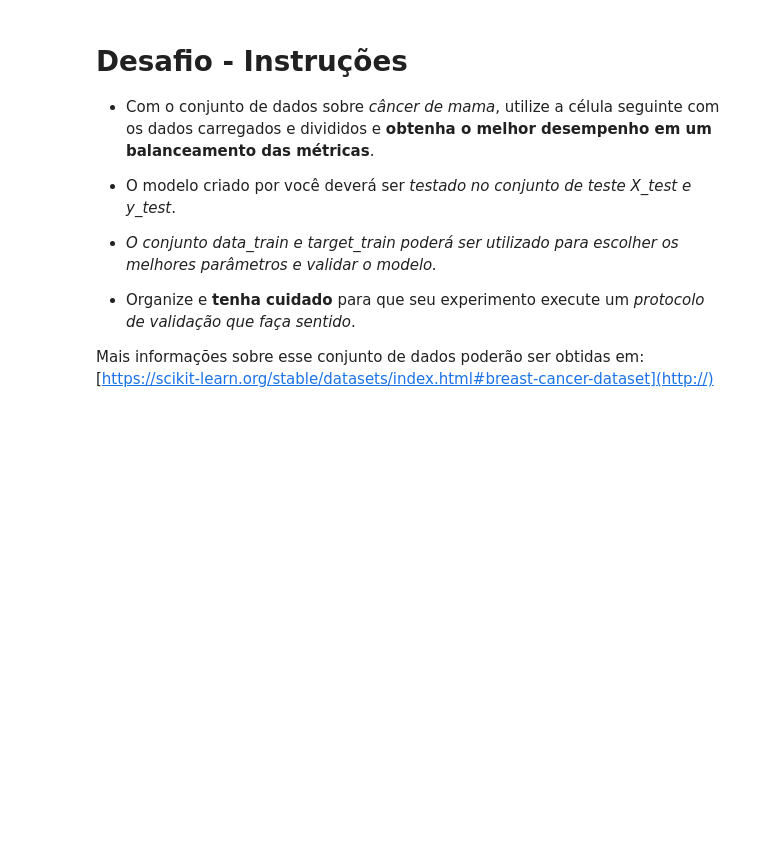
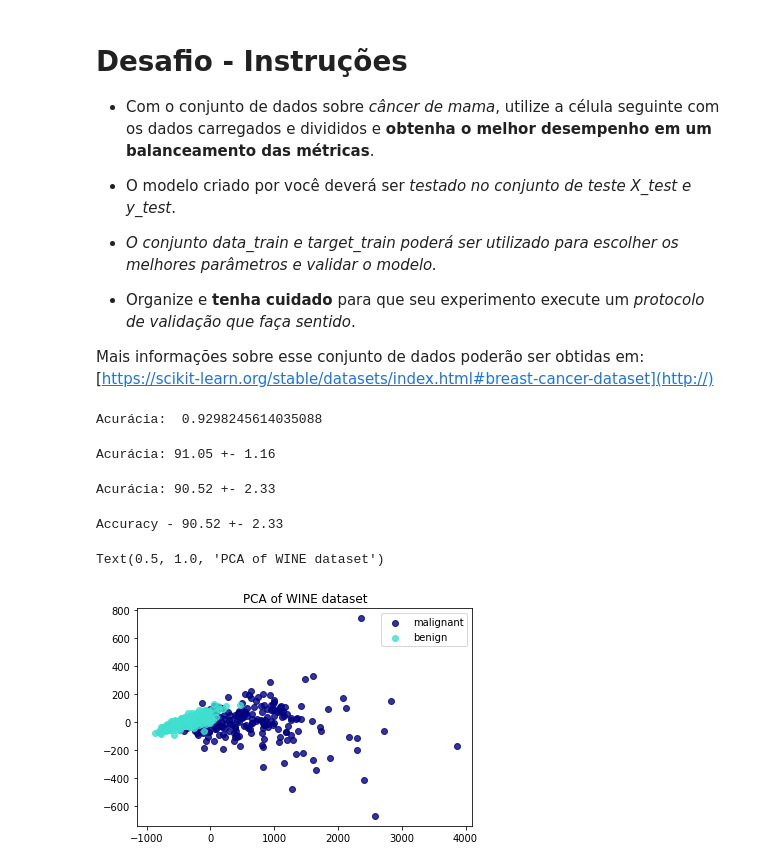
Before and after one commit to EdsonYamamoto/EstudoInteligenciaComputacional, a Jupyter notebook: 04 - Validacao/04 - Validacao.ipynb, the cells around one changed output. Drawn from its saved outputs; the diff is of its cells as text; code cells hidden in the pictures; blank space fills up the shorter version.

```diff
--- a/04 - Validacao/04 - Validacao.ipynb
+++ b/04 - Validacao/04 - Validacao.ipynb
@@ -298,0 +342,69 @@ X_train, y_test, X_train, y_test = train_test_split(data, target, test_size=0.2,
+# %%
+# treinando o modelo
+knn = KNeighborsClassifier(n_neighbors=3)
+knn.fit(X_train, Y_train)
+
+# avaliando o modelo
+from sklearn.metrics import accuracy_score
+y_pred = knn.predict(X_test)
+print("Acurácia: ", accuracy_score(Y_test, y_pred))
+# %% [output]
+Acurácia:  0.9298245614035088
+# %%
+# embaralhando os dados várias vezes e re-executando o experimento
+# 5 execuções diferentes com 20% dos dados para teste
+
+ss = ShuffleSplit(n_splits=5, test_size=0.2, random_state=0)
+
+acc = []
+for train_index, test_index in ss.split(data):
+    knn = KNeighborsClassifier(n_neighbors = 1)
+    knn.fit(data[train_index],target[train_index])
+    y_pred = knn.predict(data[test_index])
+    acc.append(accuracy_score(y_pred,target[test_index]))
+
+# converte pra numpy pra ficar mais simples de usar média e desvio padrão
+acc = np.asarray(acc)
+print('Acurácia: %.2f +- %.2f' % (acc.mean() * 100, acc.std() * 100))
+# %% [output]
+Acurácia: 91.05 +- 1.16
+# %%
+# utilizando validação cruzada com cross_val_score
+# 5 execuções diferentes com 20% dos dados para teste
+knn = KNeighborsClassifier(n_neighbors = 1)
+scores = cross_val_score(knn, data, target, cv=5)
+
+print('Acurácia: %.2f +- %.2f' % (scores.mean() * 100, scores.std() * 100))
+# %% [output]
+Acurácia: 90.52 +- 2.33
+# %%
+# utilizando validação cruzada com KFold estratificado
+# precisa passar as classes agora para que a divisão aconteça
+kf = StratifiedKFold(n_splits = 5)
+
+acc = []
+for train_index, test_index in kf.split(data, target):
+    knn = KNeighborsClassifier(n_neighbors = 1)
+    knn.fit(data[train_index],target[train_index])
+    y_pred = knn.predict(data[test_index])
+    acc.append(accuracy_score(y_pred,target[test_index]))
+
+acc = np.asarray(acc) # converte pra numpy pra ficar mais simples de usar média e desvio padrão
+print('Accuracy - %.2f +- %.2f' % (acc.mean() * 100, acc.std() * 100))
+# %% [output]
+Accuracy - 90.52 +- 2.33
+# %%
+# visualizacao dos dados para entender a complexidade
+#Separação dos dados sobrepostos
+
+pca = PCA(n_components=2)
+X_r = pca.fit_transform(data)
+
+colors = ['navy', 'turquoise']
+for color, i, target_name in zip(colors, [0, 1, 2], breast_cancer.target_names):
+    plt.scatter(X_r[target == i, 0], X_r[target == i, 1], color=color, alpha=.8, label=target_name)
+plt.legend(loc='best', shadow=False, scatterpoints=1)
+plt.title('PCA of WINE dataset')
+# %% [output]
+Text(0.5, 1.0, 'PCA of WINE dataset')
+[figure, added]
```
Also changed, not shown: parts of 14 cells of this notebook.
